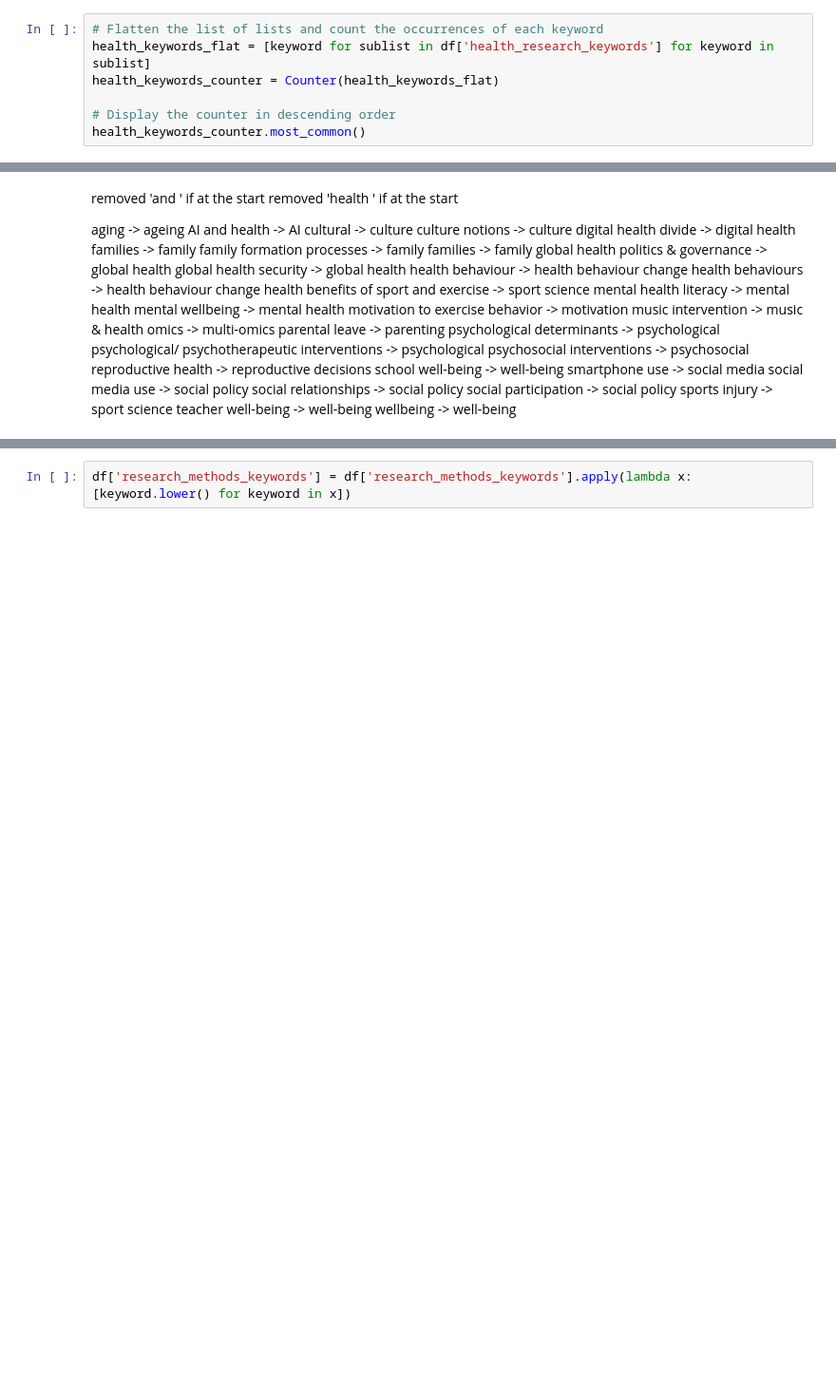
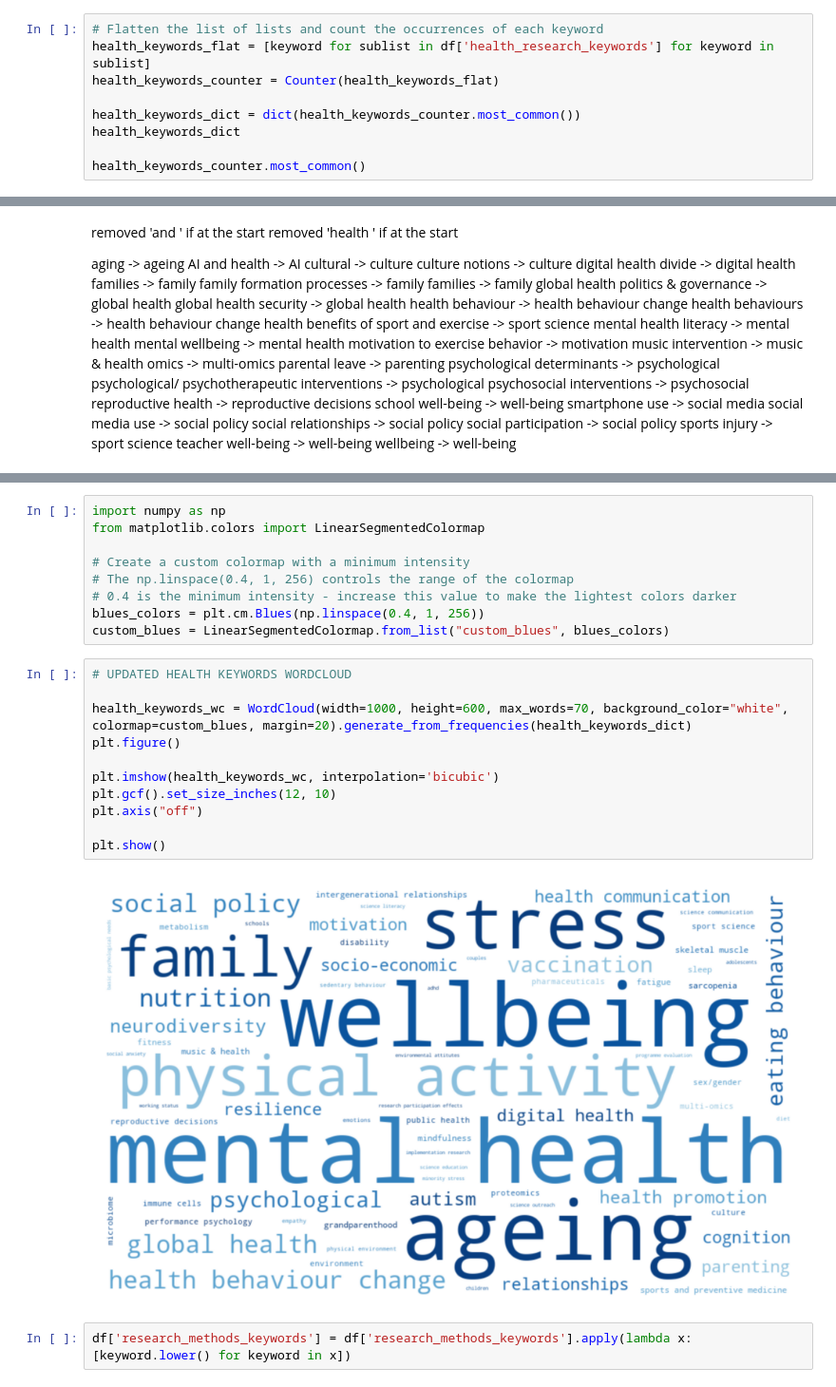
Before and after one commit to lakhi/health_in_society_research_network, a Jupyter notebook: notebooks/word_clouds.ipynb, the cells around one changed output, grey strips where cells are left out. Shown at 95% size. Saved outputs shown, nothing was run; the diff lists cells and outputs as text; blank space fills up the shorter version.

```diff
--- a/notebooks/word_clouds.ipynb
+++ b/notebooks/word_clouds.ipynb
@@ -134,7 +132,9 @@ unique_health_keywords_sorted
 health_keywords_flat = [keyword for sublist in df['health_research_keywords'] for keyword in sublist]
 health_keywords_counter = Counter(health_keywords_flat)
 
-# Display the counter in descending order
+health_keywords_dict = dict(health_keywords_counter.most_common())
+health_keywords_dict
+
 health_keywords_counter.most_common()
 # %% [output]
 [('mental health', 8),
@@ -204,3 +204,25 @@ plt.show()
+# %%
+import numpy as np
+from matplotlib.colors import LinearSegmentedColormap
+
+# Create a custom colormap with a minimum intensity
+# The np.linspace(0.4, 1, 256) controls the range of the colormap
+# 0.4 is the minimum intensity - increase this value to make the lightest colors darker
+blues_colors = plt.cm.Blues(np.linspace(0.4, 1, 256))
+custom_blues = LinearSegmentedColormap.from_list("custom_blues", blues_colors)
+# %%
+# UPDATED HEALTH KEYWORDS WORDCLOUD
+
+health_keywords_wc = WordCloud(width=1000, height=600, max_words=70, background_color="white", colormap=custom_blues, margin=20).generate_from_frequencies(health_keywords_dict)
+plt.figure()
+
+plt.imshow(health_keywords_wc, interpolation='bicubic')
+plt.gcf().set_size_inches(12, 10)
+plt.axis("off")
+
+plt.show()
+# %% [output]
+[figure, added]
 # %%
 df['research_methods_keywords'] = df['research_methods_keywords'].apply(lambda x: [keyword.lower() for keyword in x])
 # %%
```
Also changed, not shown: parts of 10 cells of this notebook, 2 other files.
